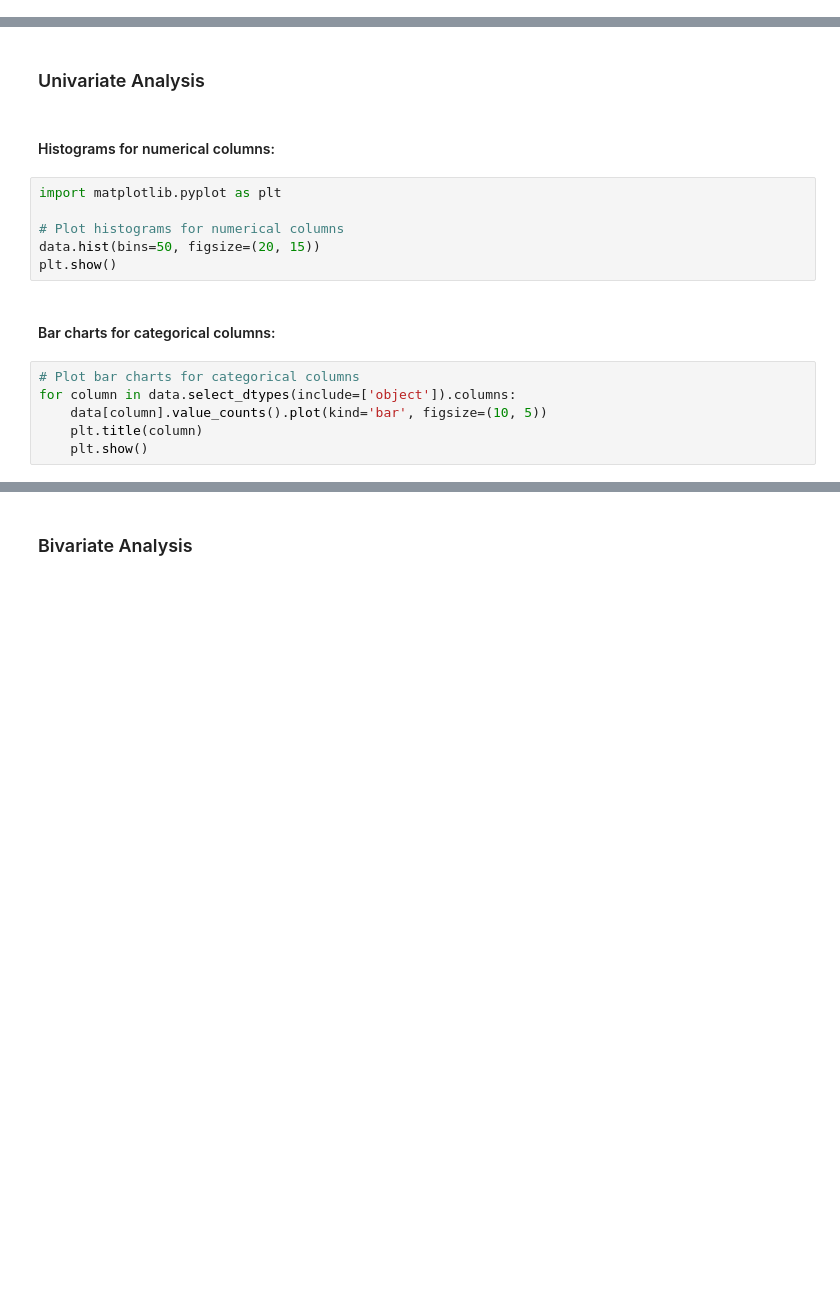
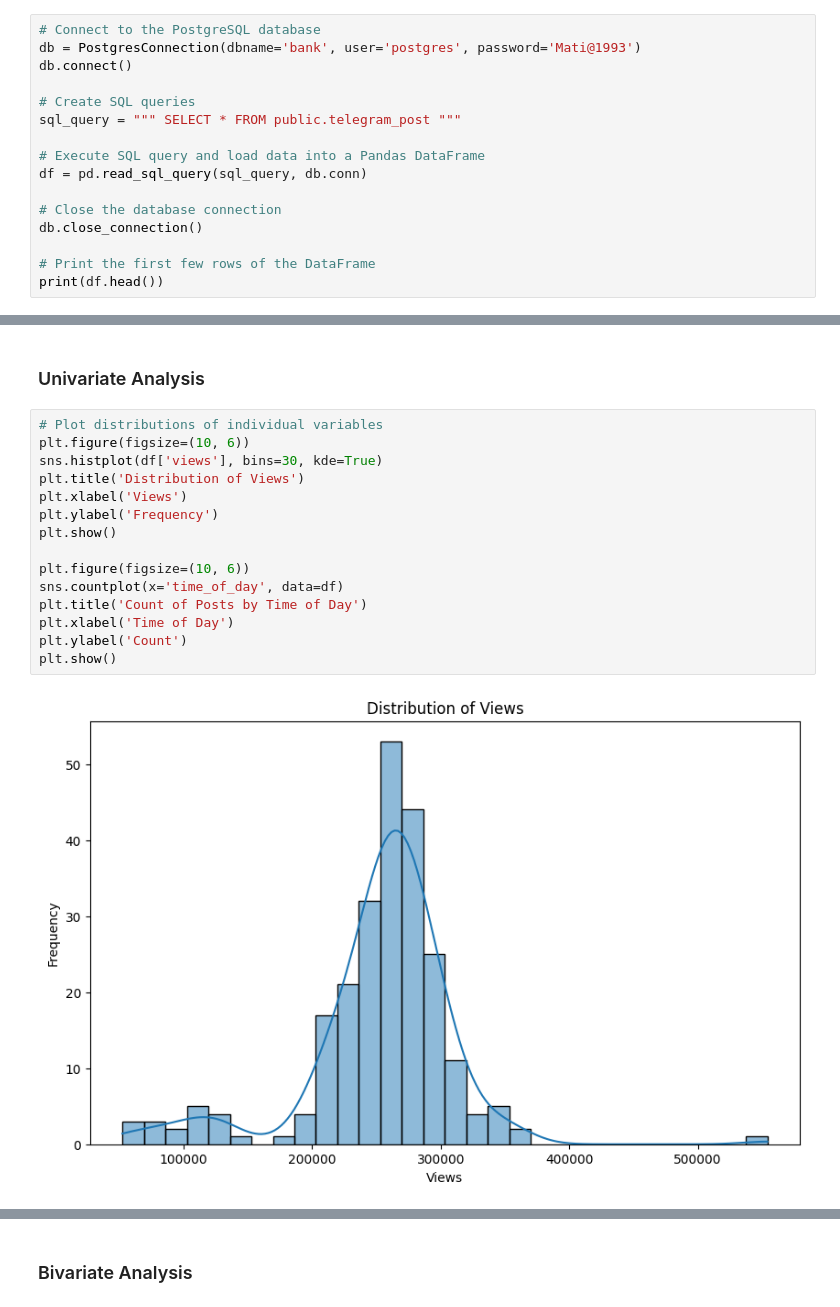
Before and after one commit to matidesalegn/Marketing-Analytics, a Jupyter notebook: notebooks/EDA.ipynb, the cells around one changed output, grey strips where cells are left out. Cells and saved outputs as stored; diff of their text form; blank space fills up the shorter version.

```diff
--- a/notebooks/EDA.ipynb
+++ b/notebooks/EDA.ipynb
@@ -66,0 +39,16 @@ data_loader.display_head()
+# %%
+# Connect to the PostgreSQL database
+db = PostgresConnection(dbname='bank', user='postgres', password='Mati@1993')
+db.connect()
+
+# Create SQL queries
+sql_query = """ SELECT * FROM public.telegram_post """
+
+# Execute SQL query and load data into a Pandas DataFrame
+df = pd.read_sql_query(sql_query, db.conn)
+
+# Close the database connection
+db.close_connection()
+
+# Print the first few rows of the DataFrame
+print(df.head())
@@ -99,18 +204,19 @@ data = cleaned_data
 # %% [markdown]
 ### Univariate Analysis
-# %% [markdown]
-#### Histograms for numerical columns:
-# %%
-import matplotlib.pyplot as plt
-
-# Plot histograms for numerical columns
-data.hist(bins=50, figsize=(20, 15))
-plt.show()
-# %% [markdown]
-#### Bar charts for categorical columns:
-# %%
-# Plot bar charts for categorical columns
-for column in data.select_dtypes(include=['object']).columns:
-    data[column].value_counts().plot(kind='bar', figsize=(10, 5))
-    plt.title(column)
-    plt.show()
+# %%
+# Plot distributions of individual variables
+plt.figure(figsize=(10, 6))
+sns.histplot(df['views'], bins=30, kde=True)
+plt.title('Distribution of Views')
+plt.xlabel('Views')
+plt.ylabel('Frequency')
+plt.show()
+
+plt.figure(figsize=(10, 6))
+sns.countplot(x='time_of_day', data=df)
+plt.title('Count of Posts by Time of Day')
+plt.xlabel('Time of Day')
+plt.ylabel('Count')
+plt.show()
+# %% [output]
+[figure, added]
```
Also changed, not shown: parts of 44 cells of this notebook, 7 other files.
